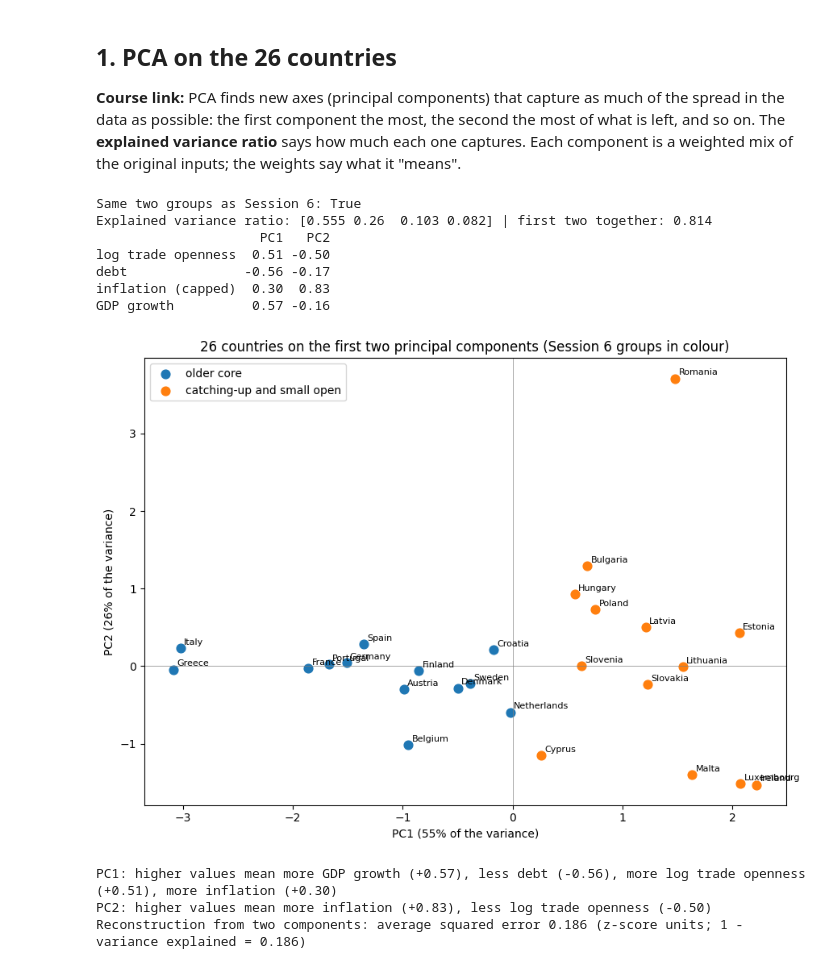
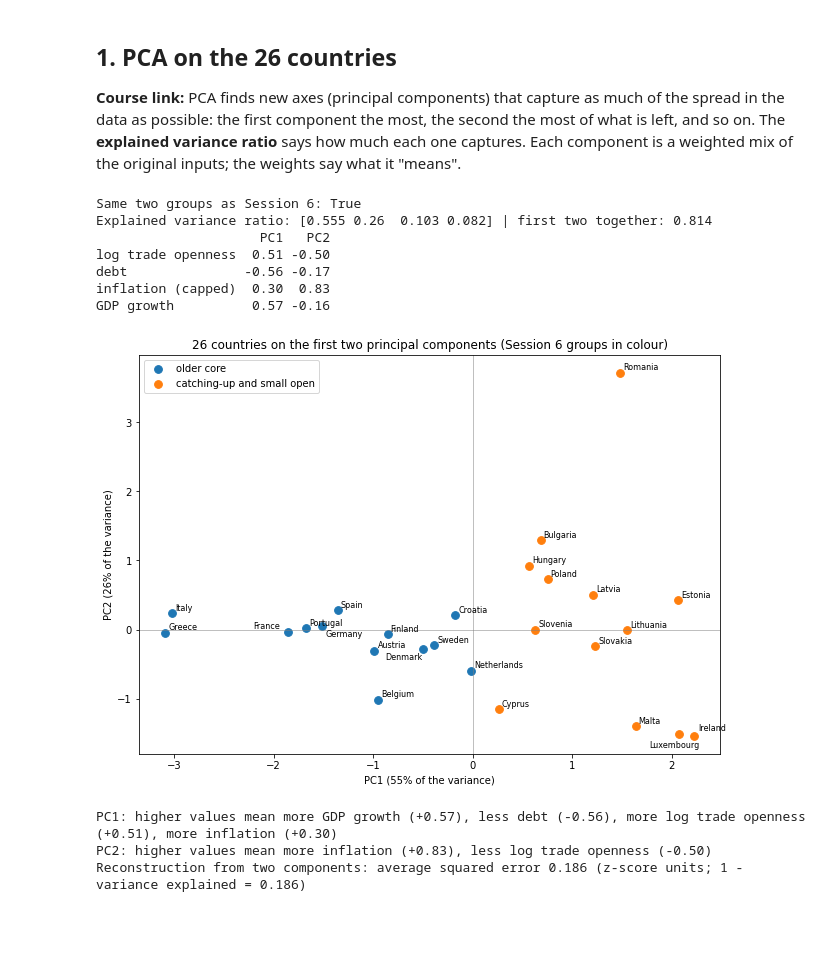
Before and after one commit to penelopemichou/austerity-ml, a Jupyter notebook: notebooks/ML07_pca_collaborative_filtering.ipynb, the cells around one changed output. Drawn from its saved outputs; the diff is of its cells as text; code cells hidden in the pictures; blank space fills up the shorter version.

Commit message:
Fix PCA label overlap
Co-Authored-By: Claude Opus 5.5 <noreply@anthropic.com>

```diff
--- a/notebooks/ML07_pca_collaborative_filtering.ipynb
+++ b/notebooks/ML07_pca_collaborative_filtering.ipynb
@@ -75,35 +75,36 @@ countries = avg.index.to_numpy()
 CORE = ["Austria", "Belgium", "Croatia", "Denmark", "Finland", "France", "Germany", "Greece", "Italy", "Netherlands", "Portugal", "Spain", "Sweden"]
 group = np.where(np.isin(countries, CORE), "older core", "catching-up and small open")
 km = KMeans(n_clusters=2, n_init=100, random_state=0).fit(Xc).labels_
 print("Same two groups as Session 6:", len(set(zip(km, group))) == 2)
 
 pca_c = PCA().fit(Xc)
 Zc = pca_c.transform(Xc)
 print("Explained variance ratio:", np.round(pca_c.explained_variance_ratio_, 3),
       "| first two together:", round(pca_c.explained_variance_ratio_[:2].sum(), 3))
 weights_c = pd.DataFrame(pca_c.components_[:2].T, index=FEATURES_K, columns=["PC1", "PC2"])
 print(weights_c.round(2).to_string())
 
 fig, ax = plt.subplots(figsize=(9, 6.5))
 for g, colour in [("older core", "tab:blue"), ("catching-up and small open", "tab:orange")]:
     m = group == g
     ax.scatter(Zc[m, 0], Zc[m, 1], s=60, color=colour, label=g)
+LABEL_OFFSET = {"Luxembourg": (-30, -13), "Ireland": (4, 5), "Germany": (3, -10), "Denmark": (-38, -10), "France": (-34, 3)}   # points that almost touch
 for (x, y), c in zip(Zc[:, :2], countries):
-    ax.annotate(c, (x, y), fontsize=8, xytext=(3, 3), textcoords="offset points")
+    ax.annotate(c, (x, y), fontsize=8, xytext=LABEL_OFFSET.get(c, (3, 3)), textcoords="offset points")
 ax.axhline(0, color="grey", lw=0.5); ax.axvline(0, color="grey", lw=0.5)
 ax.set_xlabel(f"PC1 ({pca_c.explained_variance_ratio_[0]:.0%} of the variance)")
 ax.set_ylabel(f"PC2 ({pca_c.explained_variance_ratio_[1]:.0%} of the variance)")
 ax.set_title("26 countries on the first two principal components (Session 6 groups in colour)"); ax.legend()
 plt.tight_layout(); plt.show()
 # %% [output]
 Same two groups as Session 6: True
 Explained variance ratio: [0.555 0.26  0.103 0.082] | first two together: 0.814
                      PC1   PC2
 log trade openness  0.51 -0.50
 debt               -0.56 -0.17
 inflation (capped)  0.30  0.83
 GDP growth          0.57 -0.16
-[figure, old version]
+[figure, new version]
 # %%
 # What each component is made of, in plain words: the inputs with the largest weights and their direction
 def words(weights):
```
